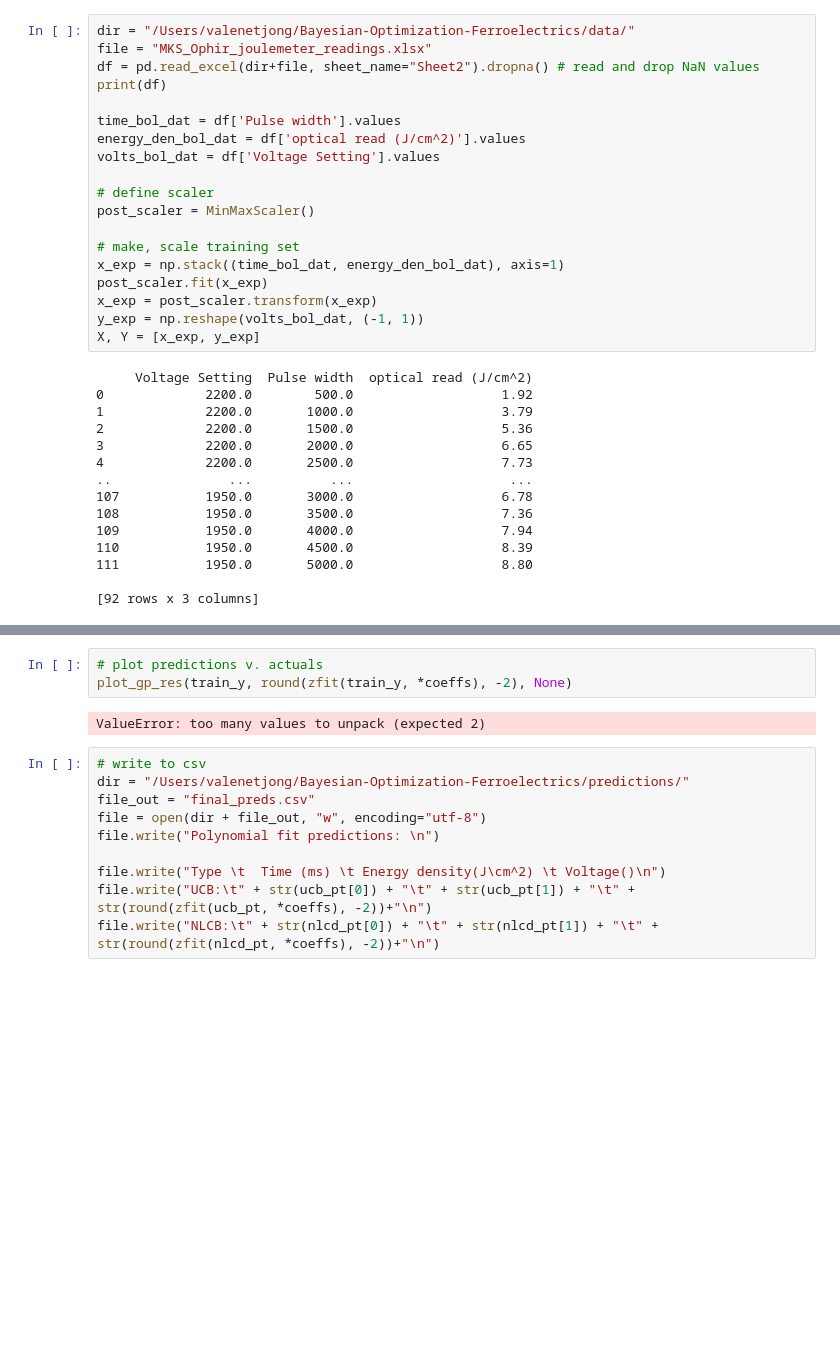
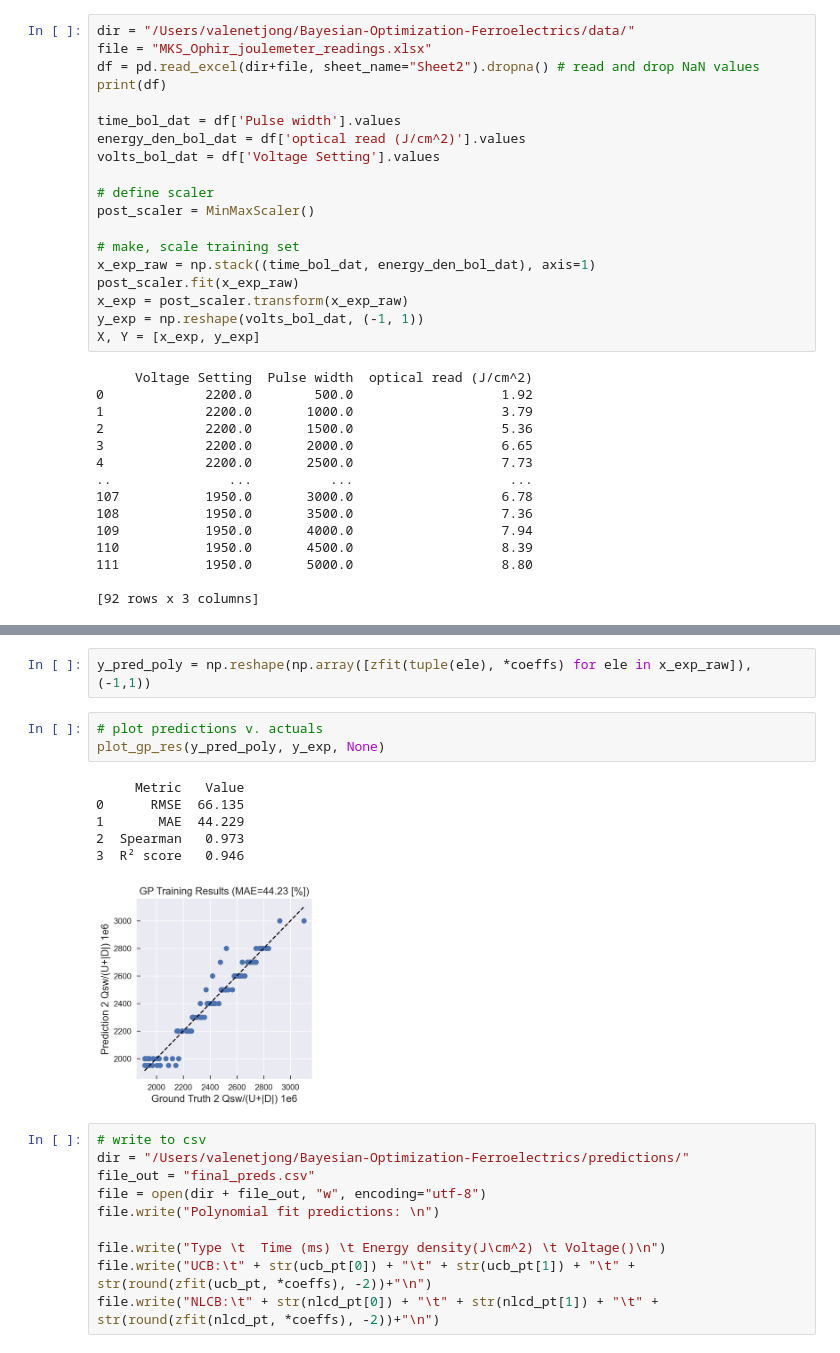
Before and after one commit to vtjong/Bayesian-Optimization-Ferroelectrics, a Jupyter notebook: src/ferro-gp guineapig.ipynb, the cells around one changed output, grey strips where cells are left out. Saved outputs shown, nothing was run; the diff lists cells and outputs as text; blank space fills up the shorter version.

Commit message:
post-process complete

```diff
--- a/src/ferro-gp guineapig.ipynb
+++ b/src/ferro-gp guineapig.ipynb
@@ -520,9 +520,9 @@ volts_bol_dat = df['Voltage Setting'].values
 post_scaler = MinMaxScaler()
 
 # make, scale training set
-x_exp = np.stack((time_bol_dat, energy_den_bol_dat), axis=1)
-post_scaler.fit(x_exp)
-x_exp = post_scaler.transform(x_exp)
+x_exp_raw = np.stack((time_bol_dat, energy_den_bol_dat), axis=1)
+post_scaler.fit(x_exp_raw)
+x_exp = post_scaler.transform(x_exp_raw)
 y_exp = np.reshape(volts_bol_dat, (-1, 1))
 X, Y = [x_exp, y_exp]
 # %% [output]
@@ -588,11 +568,18 @@ d: -3.586923255037011
 e: 2215.088534750962
 point 1: 1170 8.85 2900.0
 point 2: 2900 9.04 2200.0
+# %%
+y_pred_poly = np.reshape(np.array([zfit(tuple(ele), *coeffs) for ele in x_exp_raw]), (-1,1))
 # %%
 # plot predictions v. actuals
-plot_gp_res(train_y, round(zfit(train_y, *coeffs), -2), None)
+plot_gp_res(y_pred_poly, y_exp, None)
 # %% [output]
-ValueError: too many values to unpack (expected 2)
+     Metric   Value
+0      RMSE  66.135
+1       MAE  44.229
+2  Spearman   0.973
+3  R² score   0.946
+[figure, added]
 # %%
 # write to csv
 dir = "/Users/valenetjong/Bayesian-Optimization-Ferroelectrics/predictions/"
```
Also changed, not shown: parts of 3 cells of this notebook.
